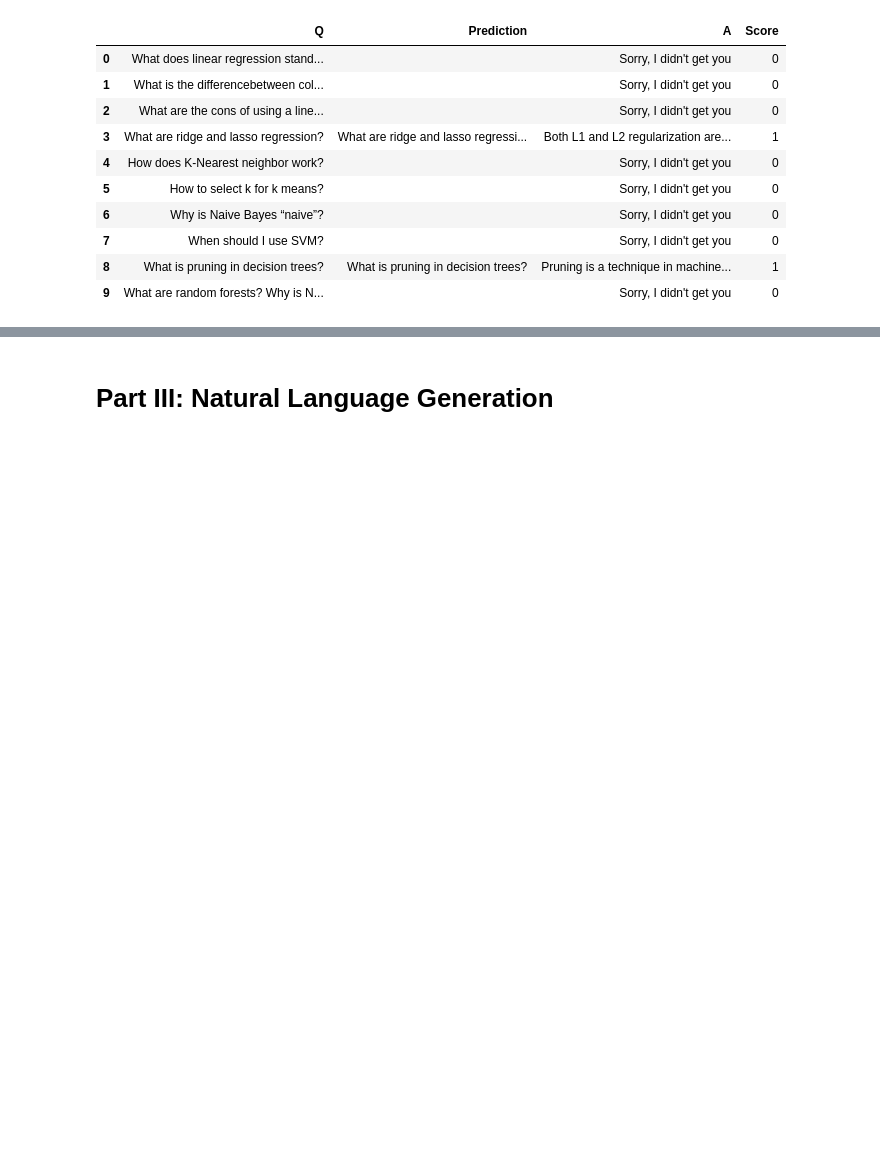
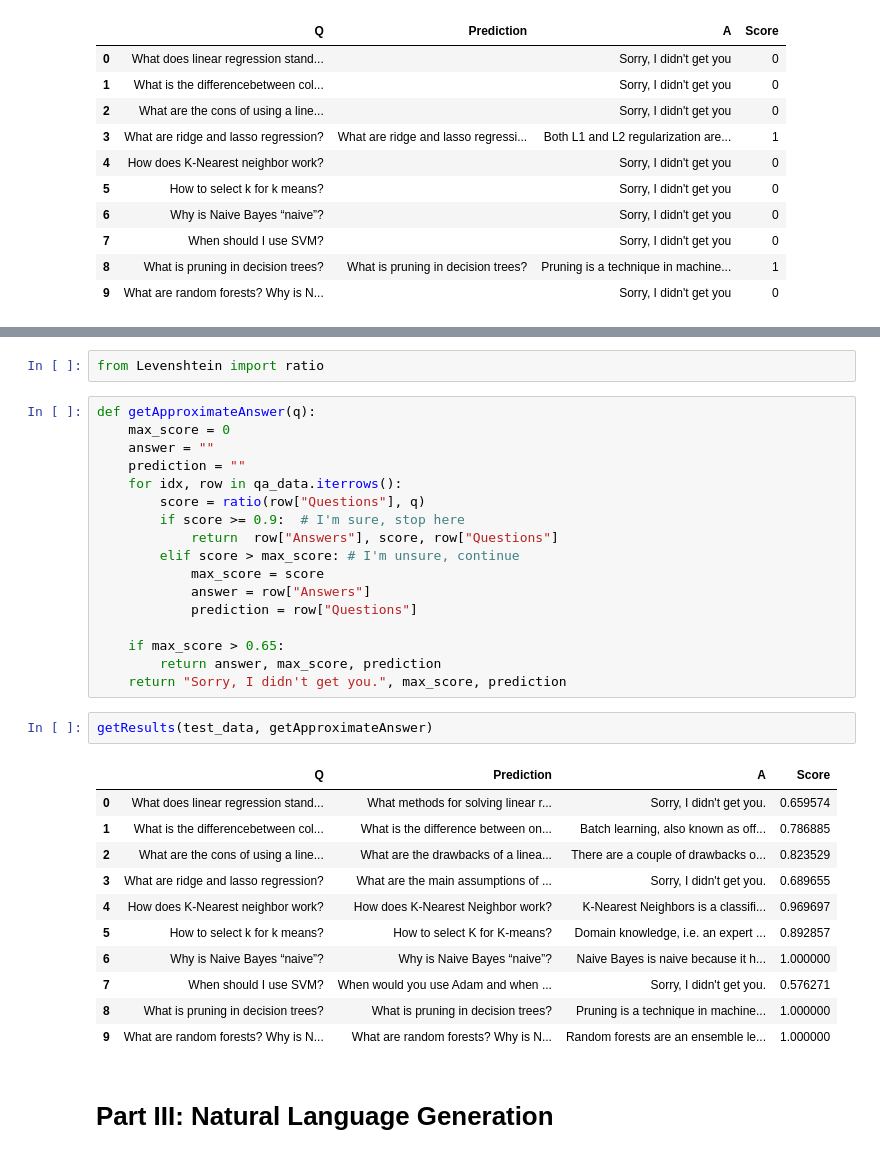
Before and after one commit to Teasotea/DialogSystem, a Jupyter notebook: ConversationalAI.ipynb, the cells around one changed output, grey strips where cells are left out. Saved outputs shown, nothing was run; the diff lists cells and outputs as text; blank space fills up the shorter version.

```diff
--- a/ConversationalAI.ipynb
+++ b/ConversationalAI.ipynb
@@ -387,3 +402,36 @@ getResults(test_data, getNaiveAnswer)
+# %%
+from Levenshtein import ratio
+# %%
+def getApproximateAnswer(q):
+    max_score = 0
+    answer = ""
+    prediction = ""
+    for idx, row in qa_data.iterrows():
+        score = ratio(row["Questions"], q)
+        if score >= 0.9:  # I'm sure, stop here
+            return  row["Answers"], score, row["Questions"]
+        elif score > max_score: # I'm unsure, continue
+            max_score = score
+            answer = row["Answers"]
+            prediction = row["Questions"]
+
+    if max_score > 0.65:
+        return answer, max_score, prediction
+    return "Sorry, I didn't get you.", max_score, prediction
+# %%
+getResults(test_data, getApproximateAnswer)
+# %% [output]
+|  | Q | Prediction | A | Score |
+| 0 | What does linear regression stand... | What methods for solving linear r... | Sorry, I didn't get you. | 0.659574 |
+| 1 | What is the differencebetween col... | What is the difference between on... | Batch learning, also known as off... | 0.786885 |
+| 2 | What are the cons of using a line... | What are the drawbacks of a linea... | There are a couple of drawbacks o... | 0.823529 |
+| 3 | What are ridge and lasso regression? | What are the main assumptions of ... | Sorry, I didn't get you. | 0.689655 |
+| 4 | How does K-Nearest neighbor work? | How does K-Nearest Neighbor work? | K-Nearest Neighbors is a classifi... | 0.969697 |
+| 5 | How to select k for k means? | How to select K for K-means? | Domain knowledge, i.e. an expert ... | 0.892857 |
+| 6 | Why is Naive Bayes “naive”? | Why is Naive Bayes “naive”? | Naive Bayes is naive because it h... | 1.000000 |
+| 7 | When should I use SVM? | When would you use Adam and when ... | Sorry, I didn't get you. | 0.576271 |
+| 8 | What is pruning in decision trees? | What is pruning in decision trees? | Pruning is a technique in machine... | 1.000000 |
+| 9 | What are random forests? Why is N... | What are random forests? Why is N... | Random forests are an ensemble le... | 1.000000 |
 # %% [markdown]
 # Part III: Natural Language Generation
 # %%
```
Also changed, not shown: parts of 4 cells of this notebook.
